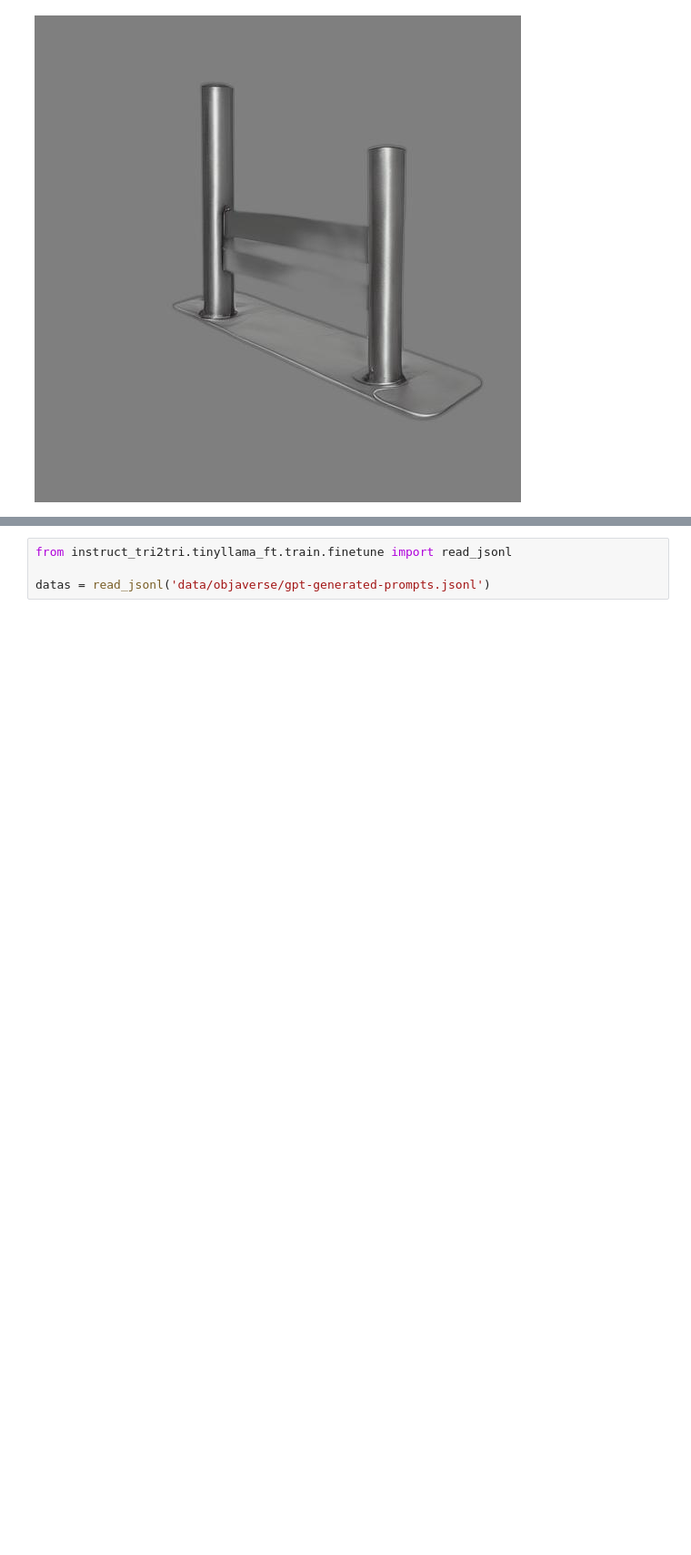
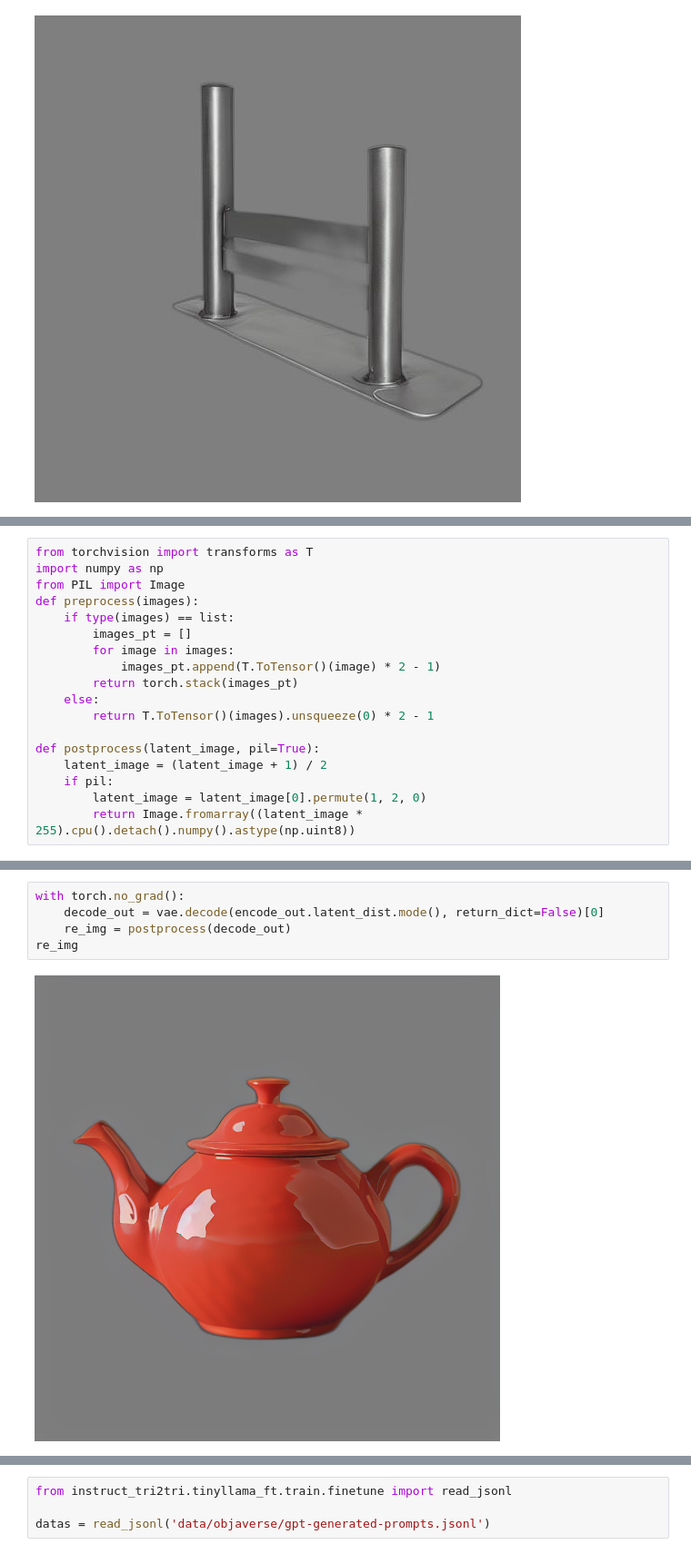
Before and after one commit to Youlixiya/instruct_tri2tri, a Jupyter notebook: test.ipynb, the cells around one changed output, grey strips where cells are left out. Shown at 91% size. Saved outputs shown, nothing was run; the diff lists cells and outputs as text; blank space fills up the shorter version.

```diff
--- a/test.ipynb
+++ b/test.ipynb
@@ -238,0 +259,18 @@ image
+# %%
+from torchvision import transforms as T
+import numpy as np
+from PIL import Image
+def preprocess(images):
+    if type(images) == list:
+        images_pt = []
+        for image in images:
+            images_pt.append(T.ToTensor()(image) * 2 - 1)
+        return torch.stack(images_pt)
+    else:
+        return T.ToTensor()(images).unsqueeze(0) * 2 - 1
+
+def postprocess(latent_image, pil=True):
+    latent_image = (latent_image + 1) / 2
+    if pil:
+        latent_image = latent_image[0].permute(1, 2, 0)
+        return Image.fromarray((latent_image * 255).cpu().detach().numpy().astype(np.uint8))
@@ -239 +283,8 @@ image
+# %%
+with torch.no_grad():
+    decode_out = vae.decode(encode_out.latent_dist.mode(), return_dict=False)[0]
+    re_img = postprocess(decode_out)
+re_img
+# %% [output]
+[figure, added]
 # %%
```
Also changed, not shown: parts of 22 cells of this notebook, 18 other files.
